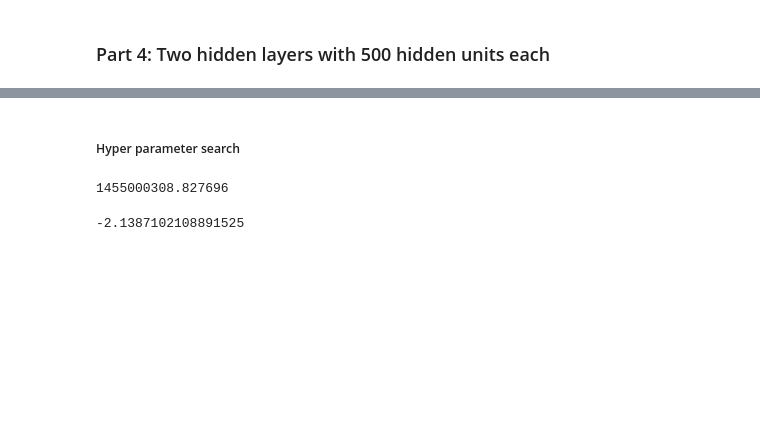
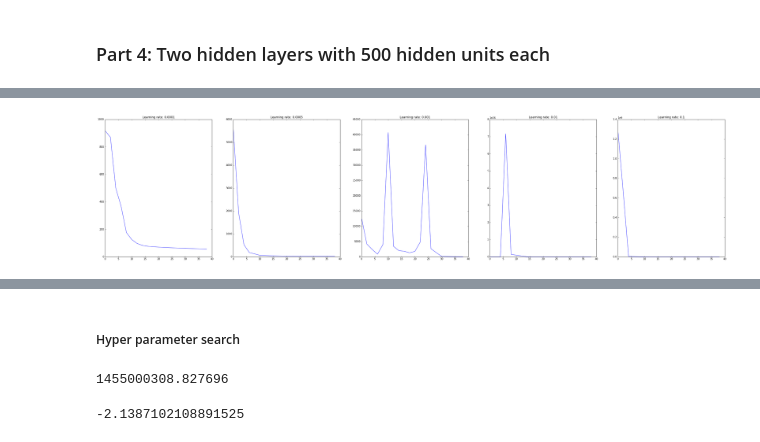
Before and after one commit to bkotzz/ece521, a Jupyter notebook: a2.ipynb, the cells around one changed output, grey strips where cells are left out. Saved outputs shown, nothing was run; the diff lists cells and outputs as text; code cells hidden in the pictures; blank space fills up the shorter version.

```diff
--- a/a2.ipynb
+++ b/a2.ipynb
@@ -644,0 +628,3 @@ Y_nn = tf.nn.softmax(logits_nn)
+# %%
+correct_prediction_nn = tf.equal(tf.argmax(Y_nn, 1), tf.argmax(Targets_nn, 1))
+accuracy_nn = tf.reduce_mean(tf.cast(correct_prediction_nn, "float32"))
@@ -644,0 +691,10 @@ Y_nn = tf.nn.softmax(logits_nn)
+# %%
+# Plot training cost
+f, axarr = plt.subplots(1, 5)
+f.set_figwidth(45)
+f.set_figheight(10)
+for i, x in enumerate(dict_per_learn_rate):
+    axarr[i].set_title("Learning rate: " + str(all_learning_rates[i]))
+    axarr[i].plot(np.arange(len(x["train_cost"])) * num_epochs_per_eval, x["train_cost"])
+# %% [output]
+[figure, added]
```
Also changed, not shown: parts of 41 cells of this notebook.
